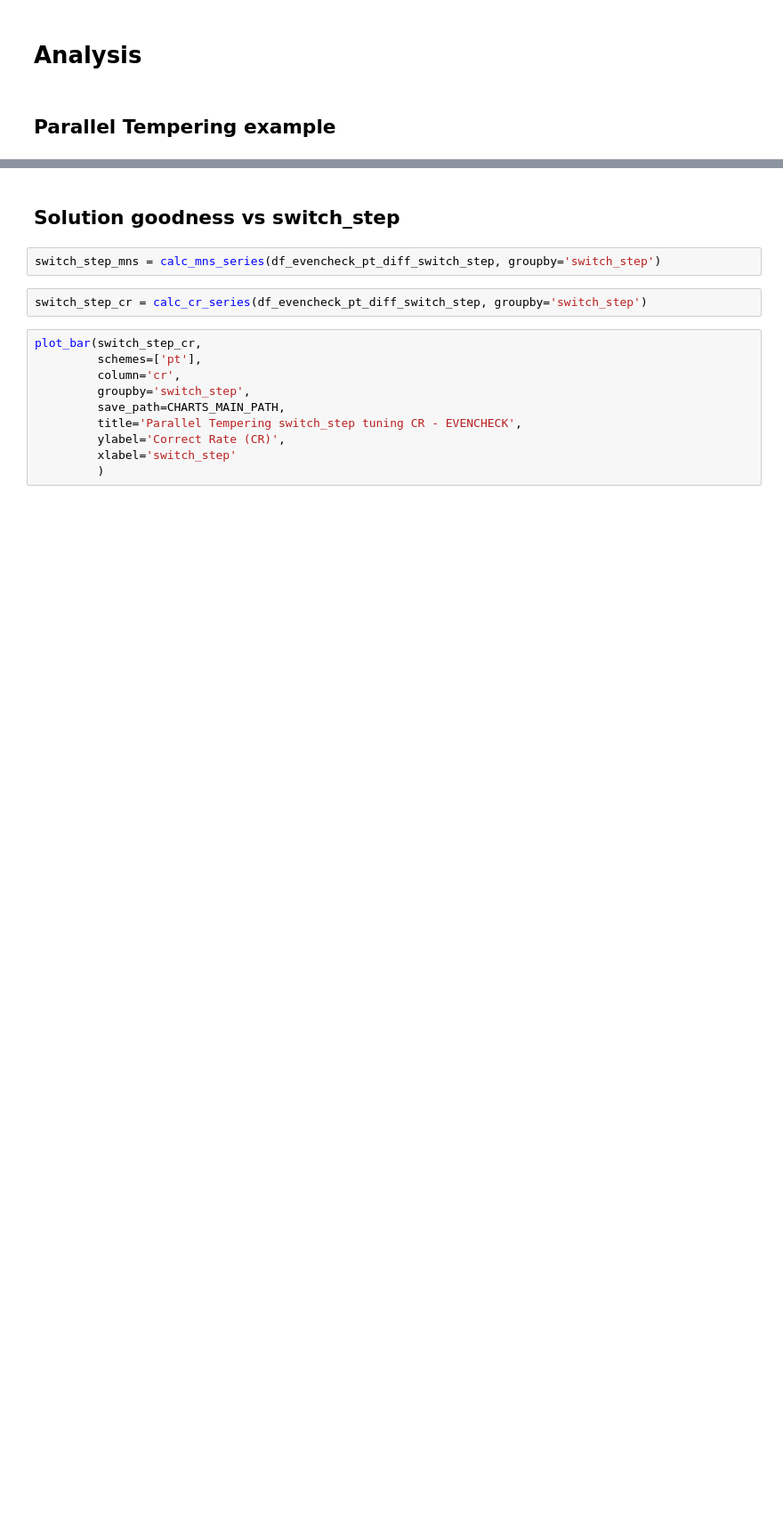
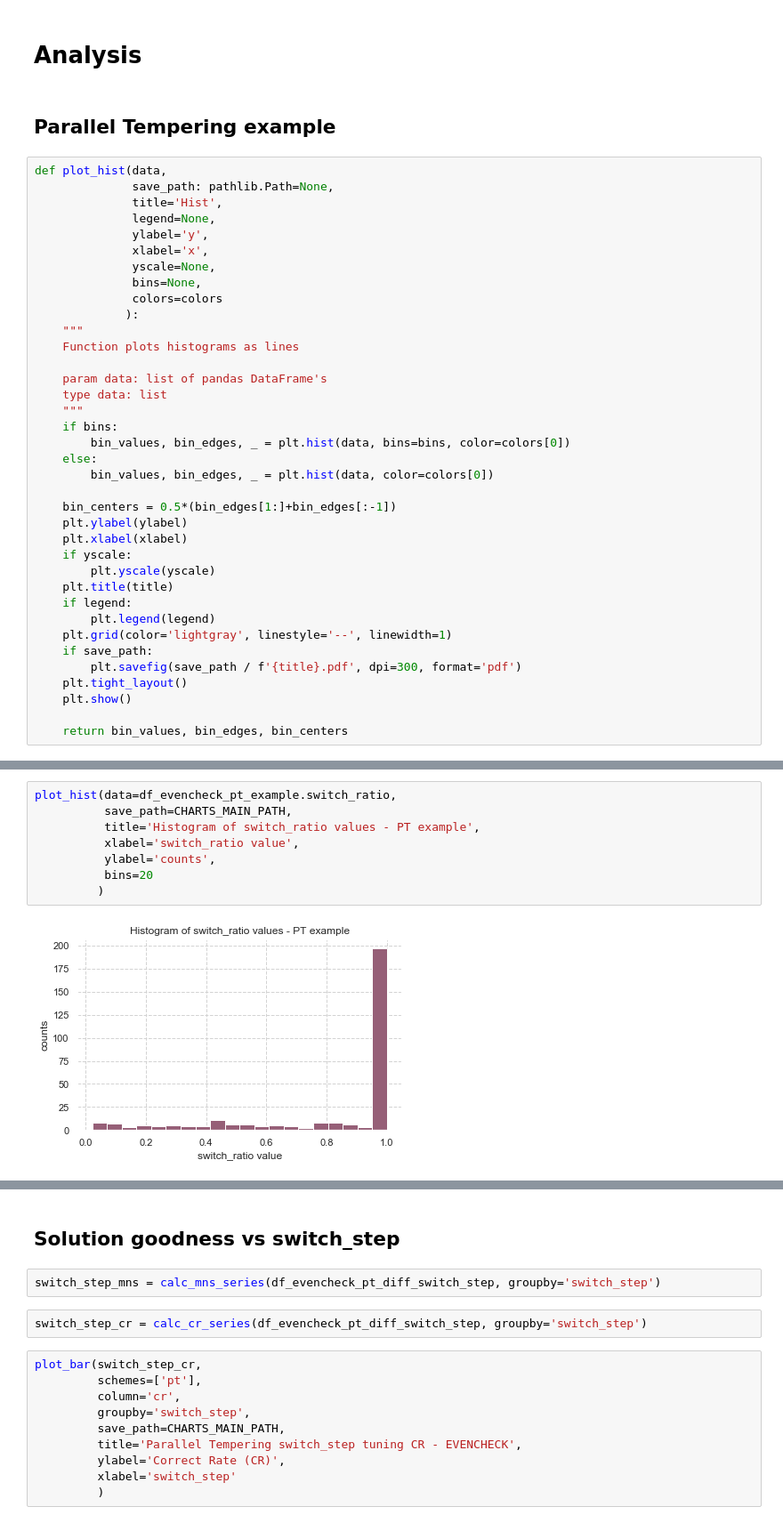
Before and after one commit to mateuszKacz/CGP_mgr, a Jupyter notebook: notebooks/Opracowanie danych PT.ipynb, the cells around one changed output, grey strips where cells are left out. Shown at 89% size. Cells and saved outputs as stored; diff of their text form; blank space fills up the shorter version.

```diff
--- a/notebooks/Opracowanie danych PT.ipynb
+++ b/notebooks/Opracowanie danych PT.ipynb
@@ -50,6 +54,43 @@ df_evencheck_pt_optimal_temp_calc_1 = pd.read_csv(EVENCHECK_GATE_PT_PATH / 'pt_e
 # Analysis
 # %% [markdown]
 ## Parallel Tempering example
+# %%
+def plot_hist(data,
+              save_path: pathlib.Path=None,
+              title='Hist',
+              legend=None,
+              ylabel='y',
+              xlabel='x',
+              yscale=None,
+              bins=None,
+              colors=colors
+             ):
+    """
+    Function plots histograms as lines
+
+    param data: list of pandas DataFrame's
+    type data: list
+    """
+    if bins:
+        bin_values, bin_edges, _ = plt.hist(data, bins=bins, color=colors[0])
+    else:
+        bin_values, bin_edges, _ = plt.hist(data, color=colors[0])
+
+    bin_centers = 0.5*(bin_edges[1:]+bin_edges[:-1])
+    plt.ylabel(ylabel)
+    plt.xlabel(xlabel)
+    if yscale:
+        plt.yscale(yscale)
+    plt.title(title)
+    if legend:
+        plt.legend(legend)
+    plt.grid(color='lightgray', linestyle='--', linewidth=1)
+    if save_path:
+        plt.savefig(save_path / f'{title}.pdf', dpi=300, format='pdf')
+    plt.tight_layout()
+    plt.show()
+
+    return bin_values, bin_edges, bin_centers
 # %%
 def plot_hist_line(data: pd.DataFrame,
                    column: str,
@@ -138,0 +182,10 @@ plot_hist_line(df_evencheck_pt_example,
+# %%
+plot_hist(data=df_evencheck_pt_example.switch_ratio,
+          save_path=CHARTS_MAIN_PATH,
+          title='Histogram of switch_ratio values - PT example',
+          xlabel='switch_ratio value',
+          ylabel='counts',
+          bins=20
+         )
+# %% [output]
+[figure, added]
```
Also changed, not shown: parts of 12 cells of this notebook, 4 other files.
